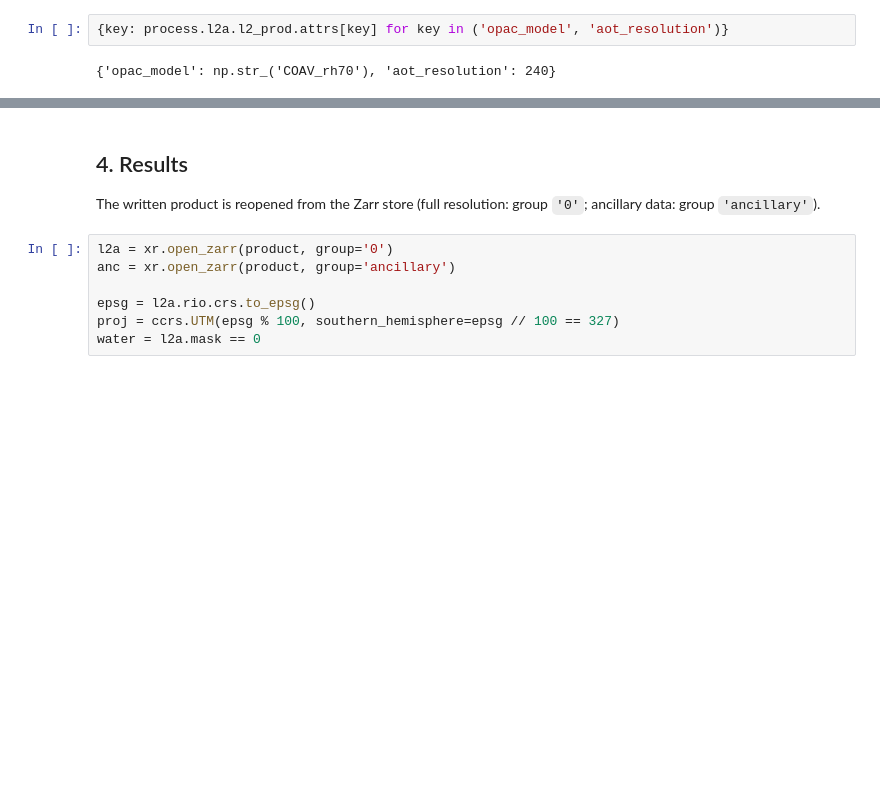
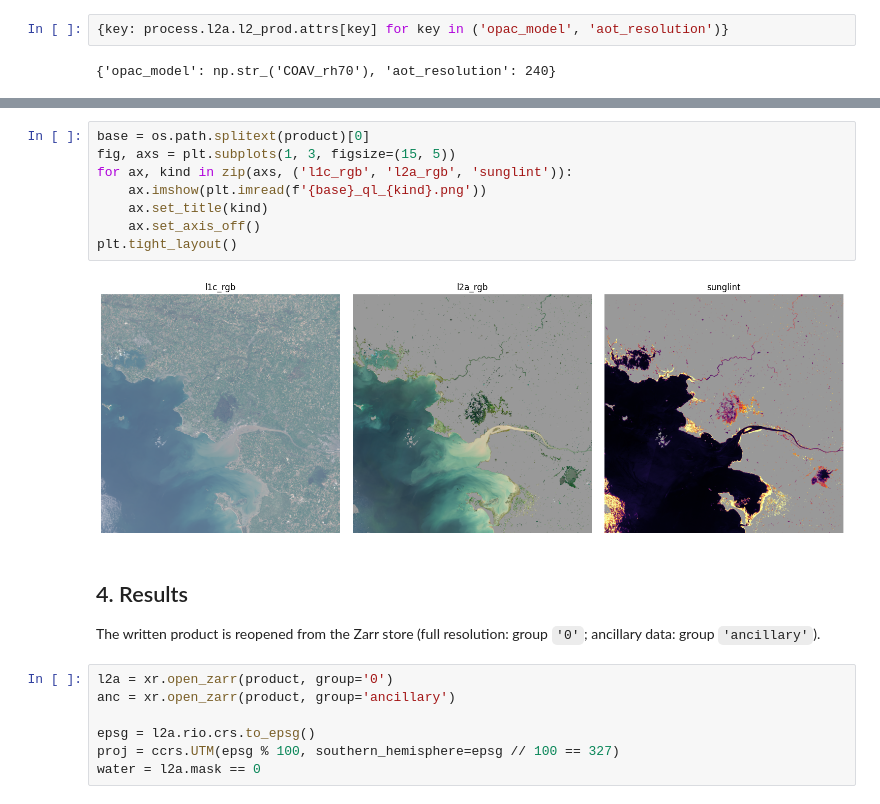
Before and after one commit to Tristanovsk/grs, a Jupyter notebook: docs/source/examples/processing/grs_s2_processing.ipynb, the cells around one changed output, grey strips where cells are left out. Saved outputs shown, nothing was run; the diff lists cells and outputs as text; blank space fills up the shorter version.

```diff
--- a/docs/source/examples/processing/grs_s2_processing.ipynb
+++ b/docs/source/examples/processing/grs_s2_processing.ipynb
@@ -141,3 +154,13 @@ write_output: 78 s
+# %%
+base = os.path.splitext(product)[0]
+fig, axs = plt.subplots(1, 3, figsize=(15, 5))
+for ax, kind in zip(axs, ('l1c_rgb', 'l2a_rgb', 'sunglint')):
+    ax.imshow(plt.imread(f'{base}_ql_{kind}.png'))
+    ax.set_title(kind)
+    ax.set_axis_off()
+plt.tight_layout()
+# %% [output]
+[figure, added]
 # %% [markdown]
 ## 4. Results
 
```
Also changed, not shown: parts of 13 cells of this notebook, 1 other file.
